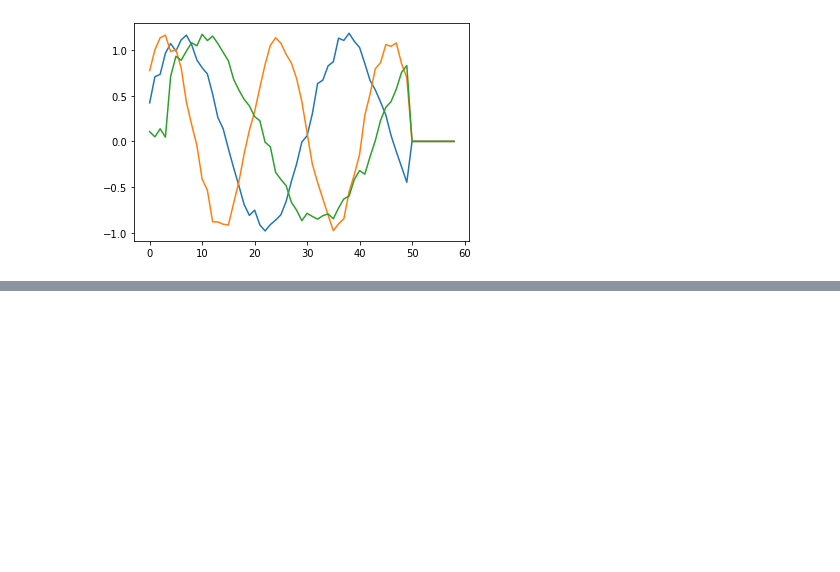
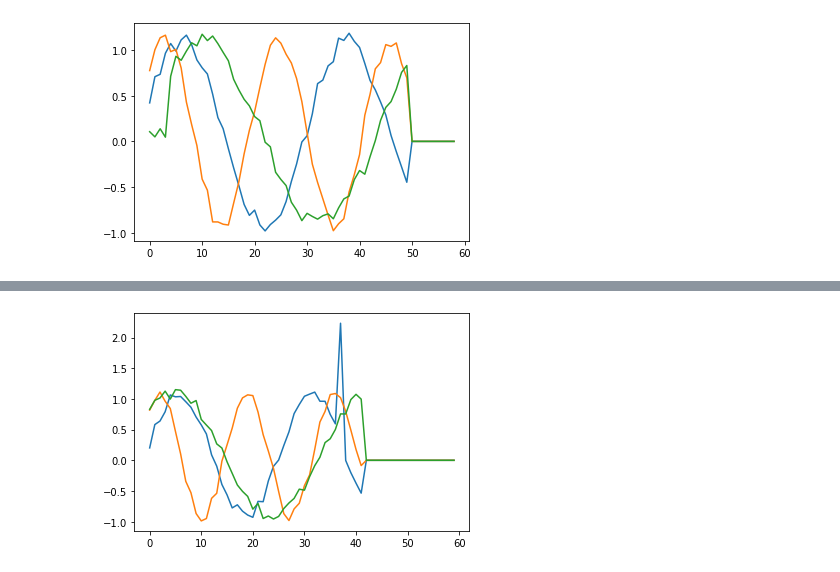
Before and after one commit to Wo0kie3/TimeSeriesAnomalyDetection, a Jupyter notebook: Project2.ipynb, the cells around one changed output, grey strips where cells are left out. Cells and saved outputs as stored; diff of their text form; code cells hidden in the pictures; blank space fills up the shorter version.

```diff
--- a/Project2.ipynb
+++ b/Project2.ipynb
@@ -162,0 +313,3 @@ print(y_test[12])
+# %%
+X_train, X_test, y_train, y_test = train_test_split(padded_xl, new_yl, test_size=0.2, random_state=42)
+X_test, X_val, y_test, y_val = train_test_split(X_test, y_test, test_size=0.5, random_state=42)
@@ -162,0 +319,8 @@ print(y_test[12])
+# %%
+data = X_val[102:109]
+pom = X_val_nonpad[102:109]
+# %%
+plt.plot(data[2])
+plt.show()
+# %% [output]
+[figure, added]
```
Also changed, not shown: parts of 25 cells of this notebook.
